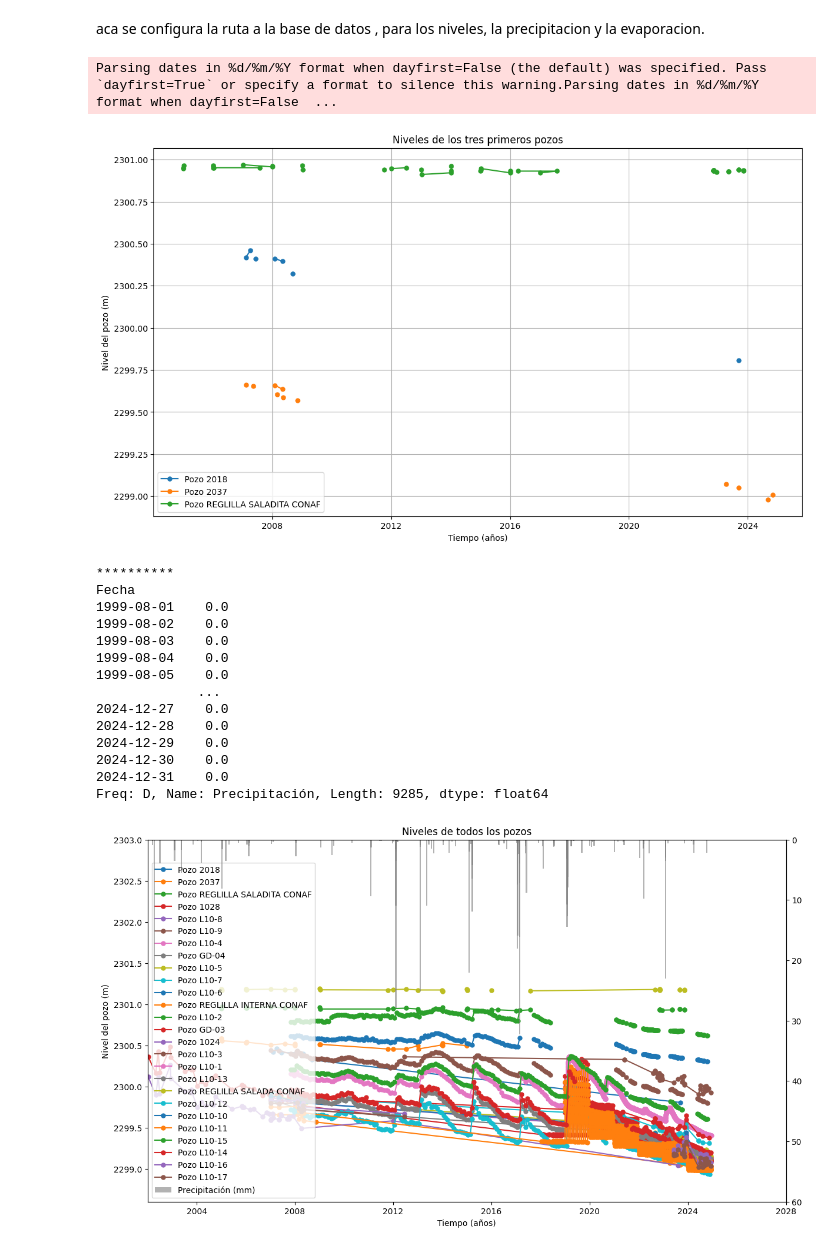
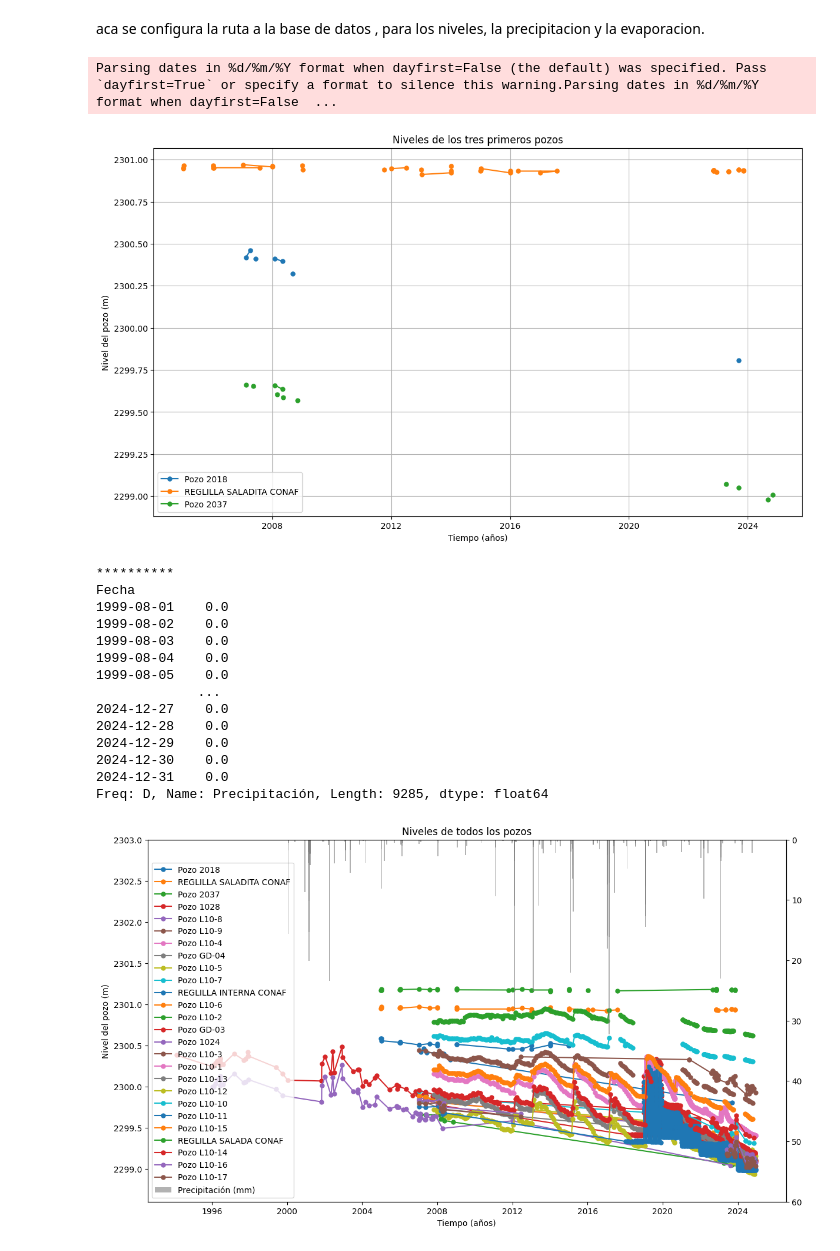
Before and after one commit to cvergaras/Pastas_Peine, a Jupyter notebook: modelo pastas 1.ipynb, the cells around one changed output. Drawn from its saved outputs; the diff is of its cells as text; code cells hidden in the pictures.

```diff
--- a/modelo pastas 1.ipynb
+++ b/modelo pastas 1.ipynb
@@ -87,17 +79,14 @@ for archivo in os.listdir(carpeta_pozos):
         datos = pd.read_csv(ruta_archivo, index_col=0, parse_dates=True)
         datos.index = pd.to_datetime(datos.index, errors='coerce')  # Asegurarse de que el índice sea de tipo datetime
         datos_series = datos.squeeze("columns")  # Convertir DataFrame a Series
-        datos_series = reference_levels[nombre_pozo[5:]] - datos_series # Heads
+        if "REGLILLA" in nombre_pozo:
+            datos_series = reference_levels[nombre_pozo] - datos_series # Heads
+        else:
+            datos_series = reference_levels[nombre_pozo[5:]] - datos_series # Heads
         # datos_series = datos_series - 2300 # Heads above 2300 msnm
         datos_pozos[nombre_pozo] = datos_series
 
-# Verificar que los datos de los pozos se han leído y convertido correctamente
-# for pozo, datos in datos_pozos.items():
-    # print(f"\nDatos del pozo {pozo}:")
-    # print(datos.head())
-    # print(datos.info())
-#graficar los datos de los pozos
-# Graficar los datos de los tres primeros pozos
+
 plt.figure(figsize=(14, 8))
 
 for i, (pozo, datos) in enumerate(datos_pozos.items()):
@@ -151,7 +140,7 @@ ax1.set_xlabel('Tiempo (años)')
 ax1.set_ylabel('Nivel del pozo (m)')
 plt.title('Niveles de todos los pozos')
 # plt.legend(loc='best')
-plt.xlim('2002', '2028')
+# plt.xlim('2002', '2028')
 # plt.tight_layout()
 handles1, labels1 = ax1.get_legend_handles_labels()
 handles2, labels2 = ax2.get_legend_handles_labels()
@@ -161,13 +150,13 @@ ax1.legend(handles1 + handles2, labels1 + labels2, loc="lower left")  # Leyenda
 plt.show()
 
 results_df = pd.DataFrame(results, columns=["Bore Name", "Statistic (Z)","Statistic (S)","Statistic (p-value)", "Trend"])
-
+results_df.to_csv("results.csv", index=False)
 print(results_df)
 
 fig, ax1 = plt.subplots(figsize=(14, 8))
 
 for pozo, datos in datos_pozos.items():
-    if pozo == "Pozo REGLILLA SALADITA CONAF" or pozo == "Pozo REGLILLA SALADA CONAF" or pozo == "Pozo REGLILLA INTERNA CONAF":
+    if pozo == "REGLILLA SALADITA CONAF" or pozo == "REGLILLA SALADA CONAF" or pozo == "REGLILLA INTERNA CONAF":
         datos.dropna(inplace=True)
         datos.sort_index(inplace=True)
         ax1.plot(datos.index, datos.values, label=pozo, marker='o', linestyle='-', markersize=5)
@@ -208,32 +197,32 @@ ax2.bar(pp.index, pp.values, width=20, color='gray', alpha=0.6, label='Precipita
 ax2.set_ylim(60, 0)
 
 ax1.set_xlabel('Tiempo (años)')
 ax1.set_ylabel('Nivel del pozo (m)')
 # plt.title('Niveles de todos los pozos')
 # plt.legend(loc='best')
 # plt.xlim('2002', '2028')
 # plt.tight_layout()
 handles1, labels1 = ax1.get_legend_handles_labels()
 handles2, labels2 = ax2.get_legend_handles_labels()
 ax1.legend(handles1 + handles2, labels1 + labels2, loc="lower left")  # Leyenda combinada
 
 # plt.grid(True)
 plt.show()
 # %% [output]
 Parsing dates in %d/%m/%Y format when dayfirst=False (the default) was specified. Pass `dayfirst=True` or specify a format to silence this warning.Parsing dates in %d/%m/%Y format when dayfirst=False  ...
-[figure, old version]
+[figure, new version]
 **********
 Fecha
 1999-08-01    0.0
 1999-08-02    0.0
 1999-08-03    0.0
 1999-08-04    0.0
 1999-08-05    0.0
              ...
 2024-12-27    0.0
 2024-12-28    0.0
 2024-12-29    0.0
 2024-12-30    0.0
 2024-12-31    0.0
 Freq: D, Name: Precipitación, Length: 9285, dtype: float64
-[figure, old version]
+[figure, new version]
```
Also changed, not shown: parts of 13 cells of this notebook, 7 other files.
